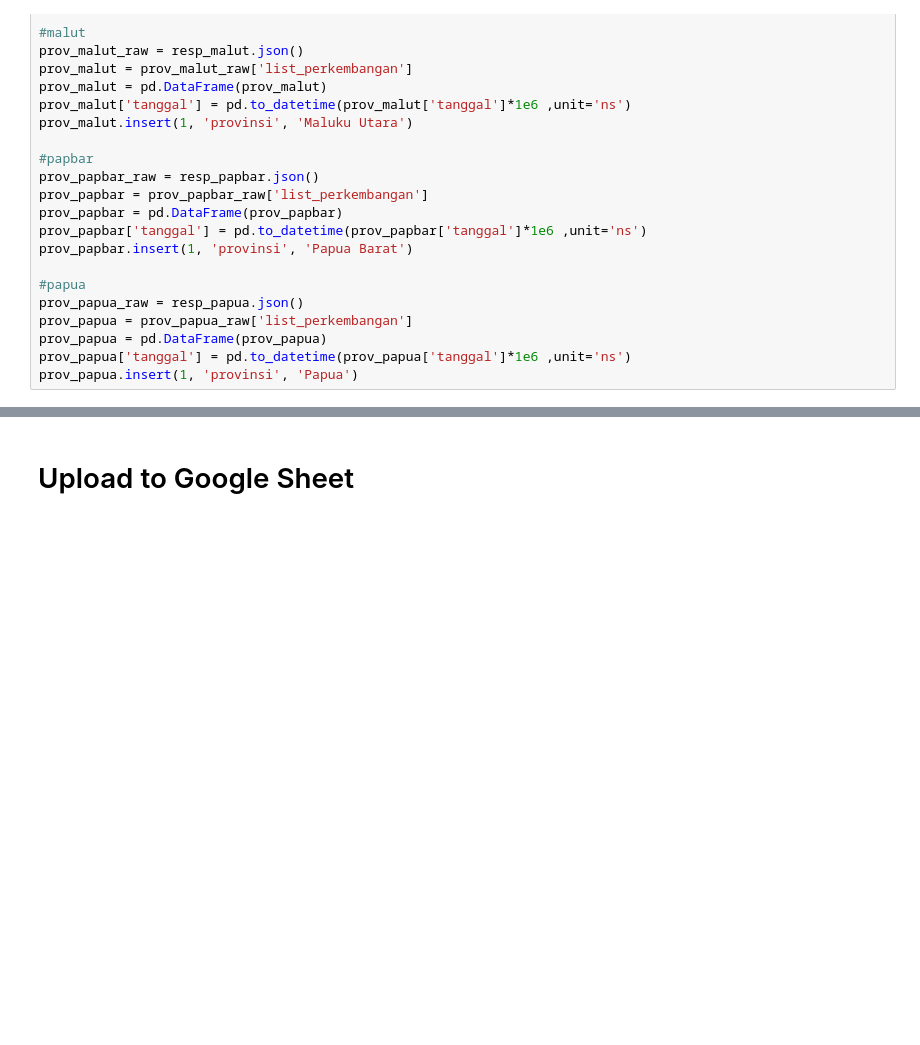
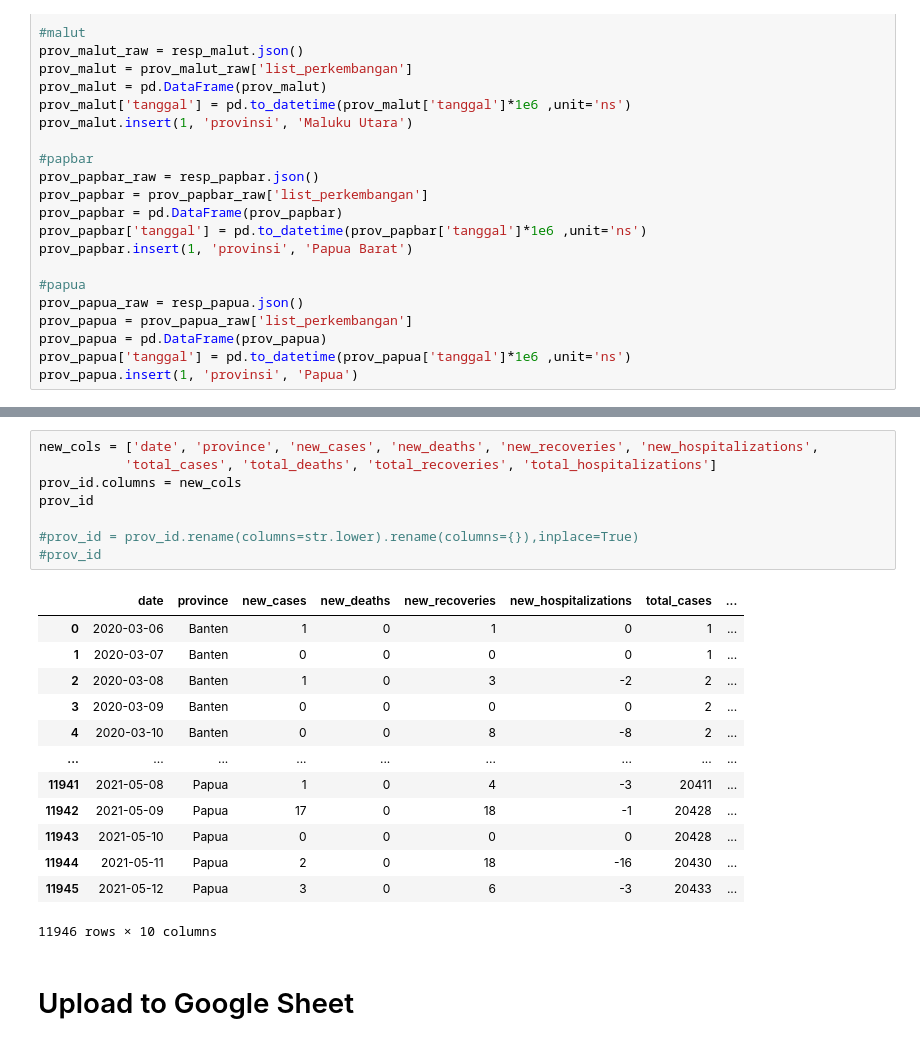
Before and after one commit to Danish-1311/Covid19-Report-Indonesia, a Jupyter notebook: Syntax/covid_api_prov.ipynb, the cells around one changed output, grey strips where cells are left out. Cells and saved outputs as stored; diff of their text form; blank space fills up the shorter version.

```diff
--- a/Syntax/covid_api_prov.ipynb
+++ b/Syntax/covid_api_prov.ipynb
@@ -740,3 +740,25 @@ prov_id
+# %%
+new_cols = ['date', 'province', 'new_cases', 'new_deaths', 'new_recoveries', 'new_hospitalizations',
+           'total_cases', 'total_deaths', 'total_recoveries', 'total_hospitalizations']
+prov_id.columns = new_cols
+prov_id
+
+#prov_id = prov_id.rename(columns=str.lower).rename(columns={}),inplace=True)
+#prov_id
+# %% [output]
+|  | date | province | new_cases | new_deaths | new_recoveries | new_hospitalizations | total_cases | ... |
+| 0 | 2020-03-06 | Banten | 1 | 0 | 1 | 0 | 1 | ... |
+| 1 | 2020-03-07 | Banten | 0 | 0 | 0 | 0 | 1 | ... |
+| 2 | 2020-03-08 | Banten | 1 | 0 | 3 | -2 | 2 | ... |
+| 3 | 2020-03-09 | Banten | 0 | 0 | 0 | 0 | 2 | ... |
+| 4 | 2020-03-10 | Banten | 0 | 0 | 8 | -8 | 2 | ... |
+| ... | ... | ... | ... | ... | ... | ... | ... | ... |
+| 11941 | 2021-05-08 | Papua | 1 | 0 | 4 | -3 | 20411 | ... |
+| 11942 | 2021-05-09 | Papua | 17 | 0 | 18 | -1 | 20428 | ... |
+| 11943 | 2021-05-10 | Papua | 0 | 0 | 0 | 0 | 20428 | ... |
+| 11944 | 2021-05-11 | Papua | 2 | 0 | 18 | -16 | 20430 | ... |
+| 11945 | 2021-05-12 | Papua | 3 | 0 | 6 | -3 | 20433 | ... |
+11946 rows × 10 columns
 # %% [markdown]
 # Upload to Google Sheet
 # %%
```
Also changed, not shown: parts of 21 cells of this notebook, 5 other files.
